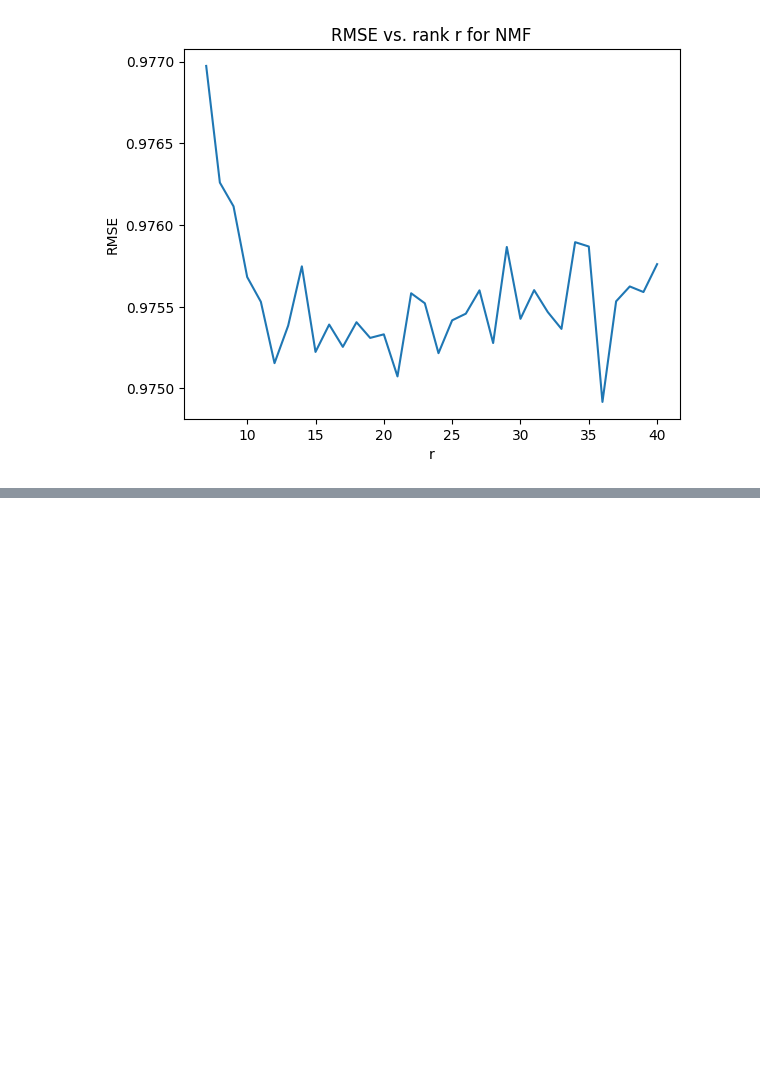
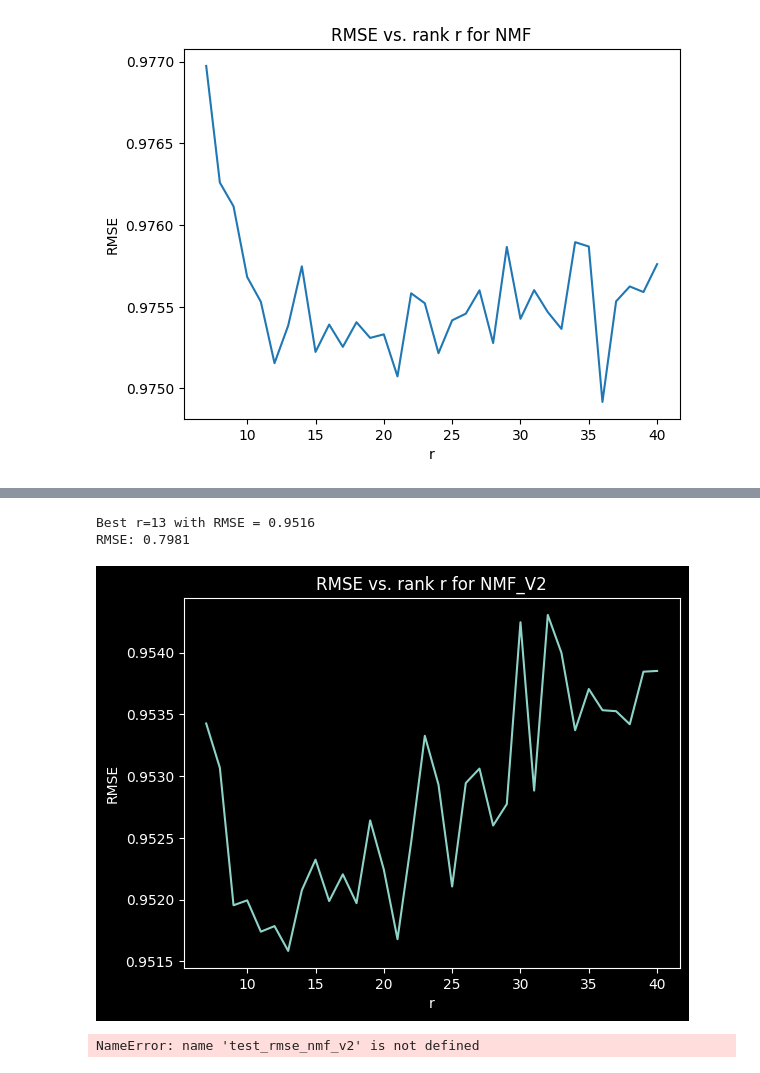
Before and after one commit to JoannaPokora/MoviesRecommendations, a Jupyter notebook: notebooks/final_tests.ipynb, the cells around one changed output, grey strips where cells are left out. Drawn from its saved outputs; the diff is of its cells as text; code cells hidden in the pictures; blank space fills up the shorter version.

```diff
--- a/notebooks/final_tests.ipynb
+++ b/notebooks/final_tests.ipynb
@@ -61,3 +61,43 @@ plt.ylabel("RMSE")
 plt.title("RMSE vs. rank r for NMF_V2")
 
 plt.show()
+# %%
+import pandas as pd
+import numpy as np
+
+import importlib
+import modules.train  # Importujemy cały plik (moduł)
+# Wymuszamy odświeżenie pliku na dysku
+importlib.reload(modules.train)
+# Teraz "wyciągamy" odświeżoną funkcję do użytku
+from modules.train import train
+
+from modules.predict import predict
+from sklearn.metrics import mean_squared_error
+import matplotlib.pyplot as plt
+from rich.progress import Progress, TimeElapsedColumn, BarColumn, TextColumn
+
+path = "../data/ratings.csv"
+df_true = pd.read_csv(path)
+
+
+Z_nmf_v2, u_nmf_v2, m_nmf_v2, rmse_nmf_v2 = train(path, "NMF_V2")
+
+preds_nmf_v2 = predict(
+    path,
+    {"Z_approx": Z_nmf_v2, "user_map": u_nmf_v2, "movie_map": m_nmf_v2}
+)
+
+mse_nmf_v2 = mean_squared_error(df_true["rating"], preds_nmf_v2["rating"])
+test_rmse_nmf_v2 = np.sqrt(mse_nmf_v2)
+
+print(f"RMSE: {test_rmse_nmf_v2:.4f}")
+
+plt.plot(rmse_nmf_v2.keys(), rmse_nmf_v2.values())
+
+plt.xlabel("r")
+plt.ylabel("RMSE")
+plt.title("RMSE vs. rank r for NMF_V2")
+
+plt.show()
+# %% [output]
@@ -63,0 +106,17 @@ plt.show()
+Best r=13 with RMSE = 0.9516
+RMSE: 0.7981
+[figure, added]
+# %%
+print(f"RMSE: {test_rmse_nmf_v2:.4f}")
+
+plt.plot(rmse_nmf_v2.keys(), rmse_nmf_v2.values())
+plt.xlabel("r")
+plt.ylabel("RMSE")
+
+plt.xlabel("r")
+plt.ylabel("RMSE")
+plt.title("RMSE vs. rank r for NMF_V2")
+
+plt.show()
+# %% [output]
+NameError: name 'test_rmse_nmf_v2' is not defined
```
Also changed, not shown: parts of 1 cell of this notebook, 2 other files.
